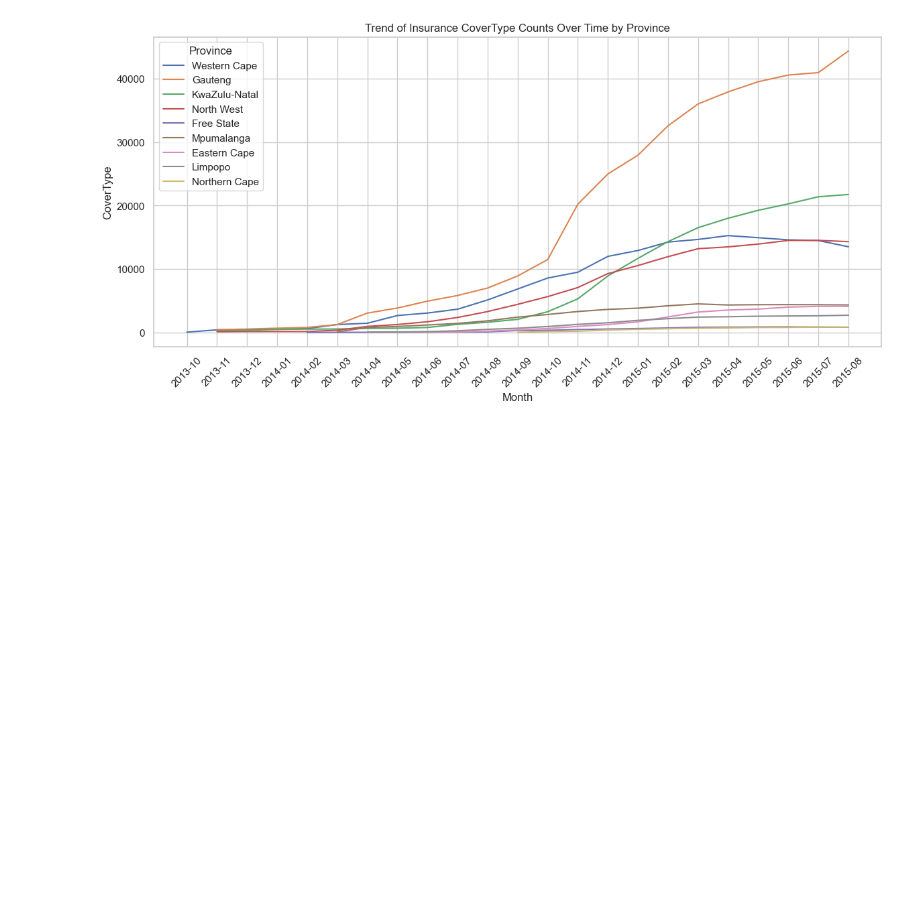
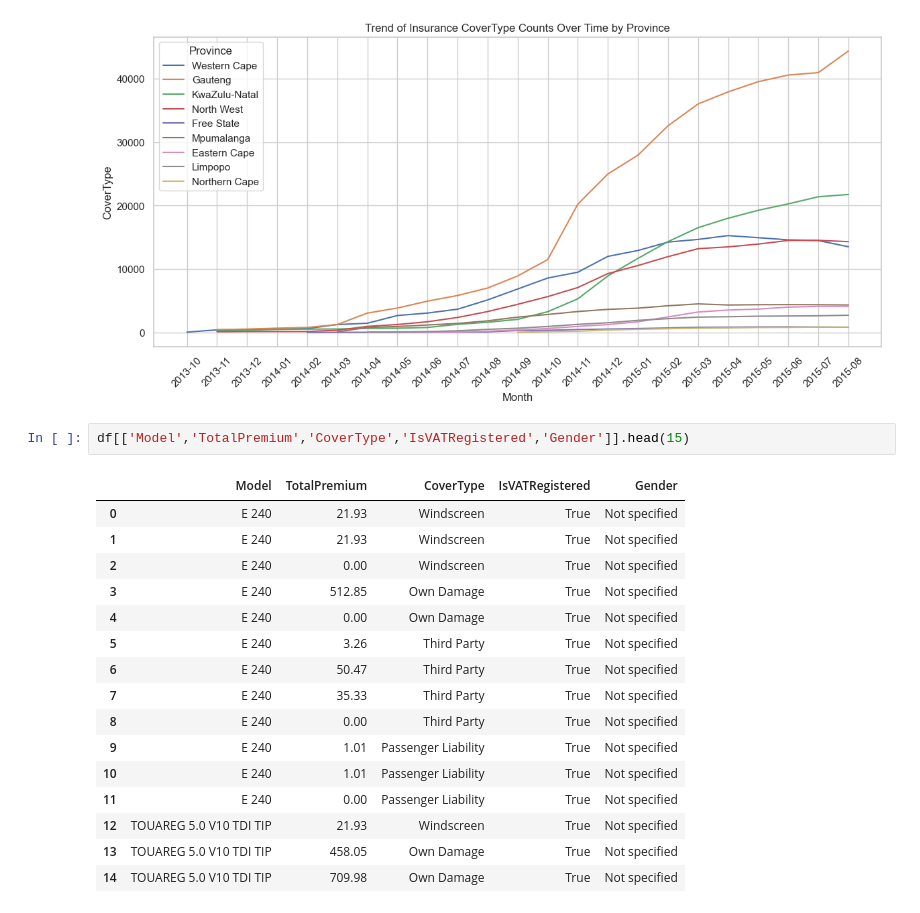
Before and after one commit to eyobedanalyst/AlphaCare_Insurance_Solutions-ACIS-week3, a Jupyter notebook: notebooks/insurance_EDA.ipynb, the cells around one changed output. Saved outputs shown, nothing was run; the diff lists cells and outputs as text; blank space fills up the shorter version.

```diff
--- a/notebooks/insurance_EDA.ipynb
+++ b/notebooks/insurance_EDA.ipynb
@@ -410,3 +410,22 @@ plt.title("Trend of Insurance CoverType Counts Over Time by Province")
 plt.show()
 # %% [output]
 [figure]
+# %%
+df[['Model','TotalPremium','CoverType','IsVATRegistered','Gender']].head(15)
+# %% [output]
+|  | Model | TotalPremium | CoverType | IsVATRegistered | Gender |
+| 0 | E 240 | 21.93 | Windscreen | True | Not specified |
+| 1 | E 240 | 21.93 | Windscreen | True | Not specified |
+| 2 | E 240 | 0.00 | Windscreen | True | Not specified |
+| 3 | E 240 | 512.85 | Own Damage | True | Not specified |
+| 4 | E 240 | 0.00 | Own Damage | True | Not specified |
+| 5 | E 240 | 3.26 | Third Party | True | Not specified |
+| 6 | E 240 | 50.47 | Third Party | True | Not specified |
+| 7 | E 240 | 35.33 | Third Party | True | Not specified |
+| 8 | E 240 | 0.00 | Third Party | True | Not specified |
+| 9 | E 240 | 1.01 | Passenger Liability | True | Not specified |
+| 10 | E 240 | 1.01 | Passenger Liability | True | Not specified |
+| 11 | E 240 | 0.00 | Passenger Liability | True | Not specified |
+| 12 | TOUAREG 5.0 V10 TDI TIP | 21.93 | Windscreen | True | Not specified |
+| 13 | TOUAREG 5.0 V10 TDI TIP | 458.05 | Own Damage | True | Not specified |
+| 14 | TOUAREG 5.0 V10 TDI TIP | 709.98 | Own Damage | True | Not specified |
```
Also changed, not shown: parts of 2 cells of this notebook.
